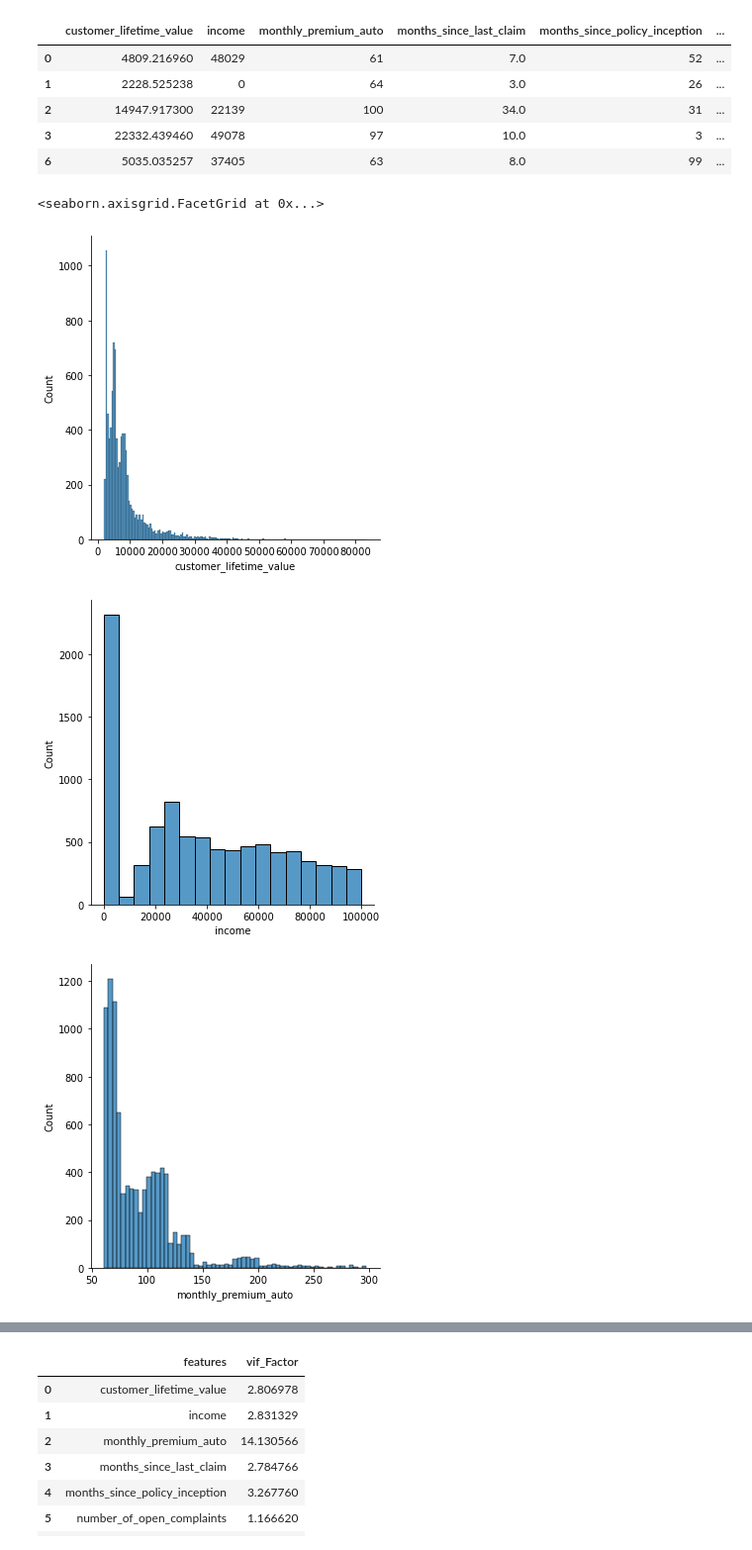
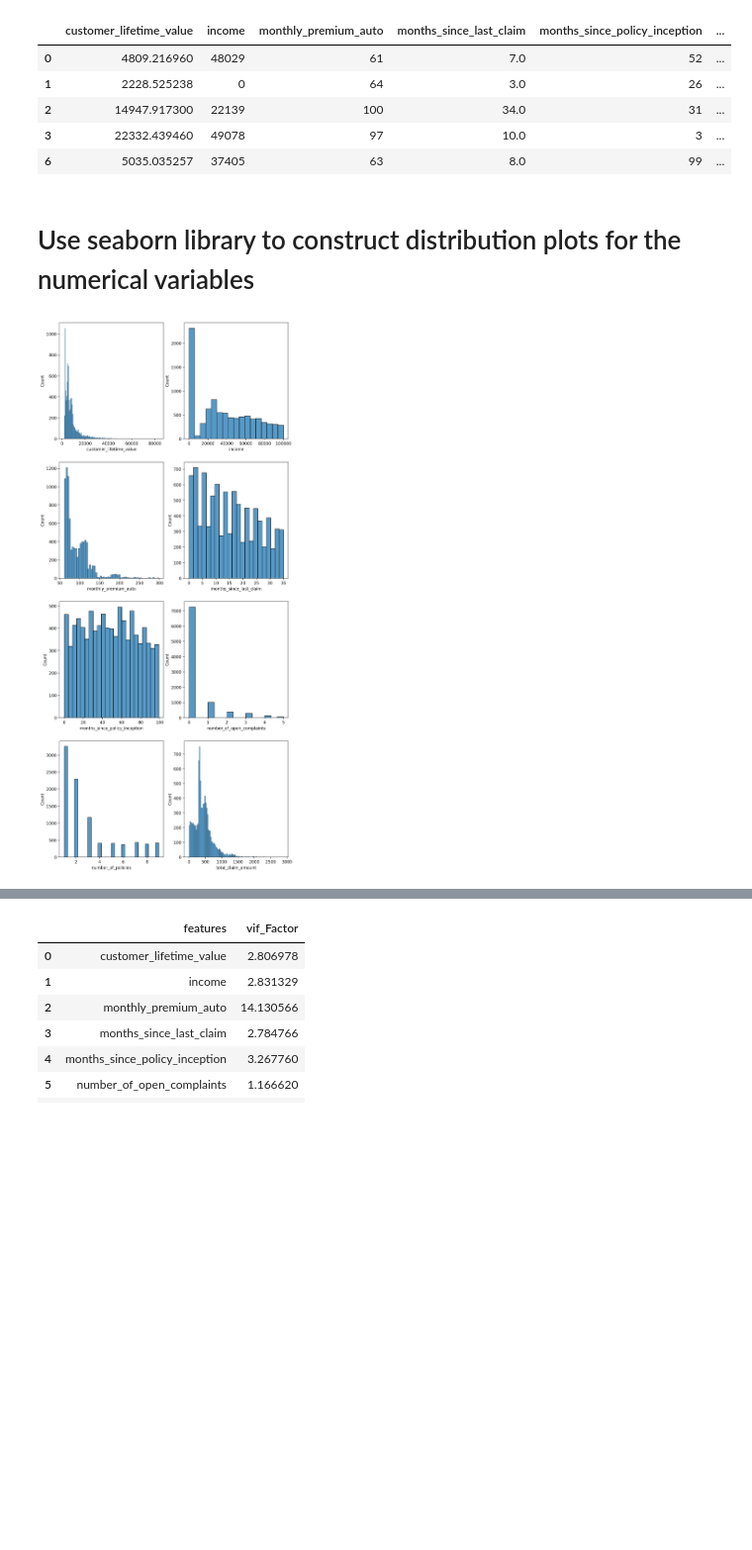
Before and after one commit to dongspark/lab-customer-analysis-round-4, a Jupyter notebook: lab-solution.ipynb, the cells around one changed output, grey strips where cells are left out. Shown at 99% size. Drawn from its saved outputs; the diff is of its cells as text; code cells hidden in the pictures; blank space fills up the shorter version.

Commit message:
Made some changes to the lab solution for lab customer analysis round 4

```diff
--- a/lab-solution.ipynb
+++ b/lab-solution.ipynb
@@ -337,17 +333,16 @@ numerical.head()
+# %% [markdown]
+# Use seaborn library to construct distribution plots for the numerical variables
 # %%
-#fig,ax = plt.subplots(4,2)
-sns.displot(df2['customer_lifetime_value'])
-sns.displot(df2['income'])
-sns.displot(df2['monthly_premium_auto'])
-sns.displot(df2['months_since_last_claim'])
-sns.displot(df2['months_since_policy_inception'])
-sns.displot(df2['number_of_open_complaints'])
-sns.displot(df2['number_of_policies'])
-sns.displot(df2['total_claim_amount'])
+fig,axes = plt.subplots(4,2,figsize=(10,24),dpi=200)
+sns.histplot(df2['customer_lifetime_value'],ax=axes[0,0])
+sns.histplot(df2['income'],ax=axes[0,1])
+sns.histplot(df2['monthly_premium_auto'],ax=axes[1,0])
+sns.histplot(df2['months_since_last_claim'],ax=axes[1,1])
+sns.histplot(df2['months_since_policy_inception'],ax=axes[2,0])
+sns.histplot(df2['number_of_open_complaints'],ax=axes[2,1])
+sns.histplot(df2['number_of_policies'],ax=axes[3,0])
+sns.histplot(df2['total_claim_amount'],ax=axes[3,1])
 
-#plt.show()
+plt.show()
 # %% [output]
-<seaborn.axisgrid.FacetGrid at 0x...>
-[figure, old version]
+[figure, new version]
-[figure, removed]
-[figure, removed]
```
Also changed, not shown: parts of 35 cells of this notebook.
